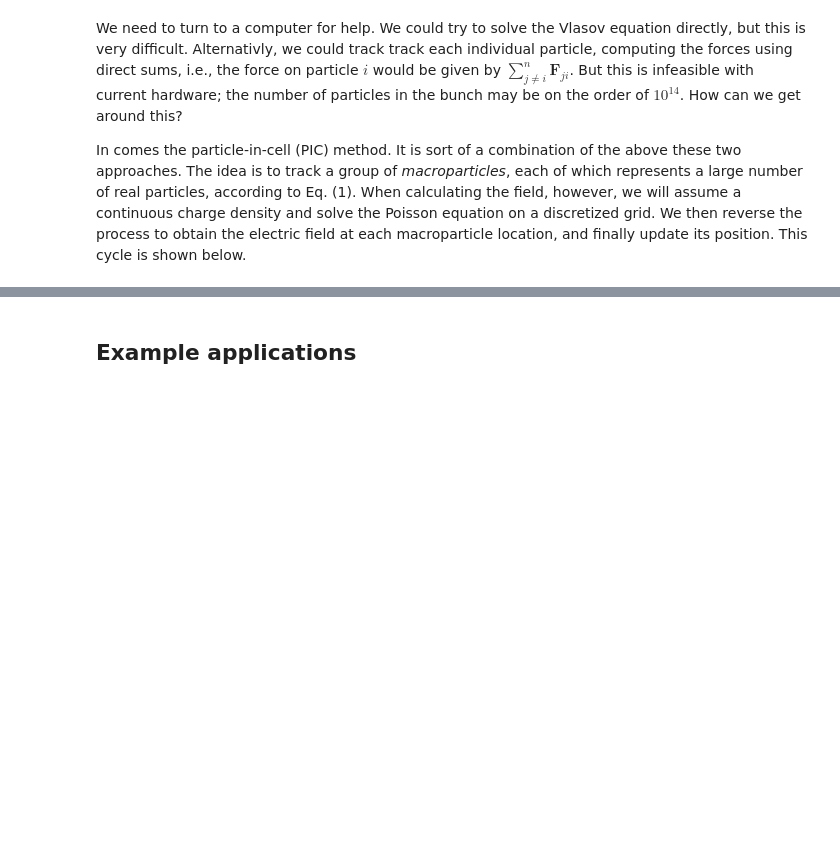
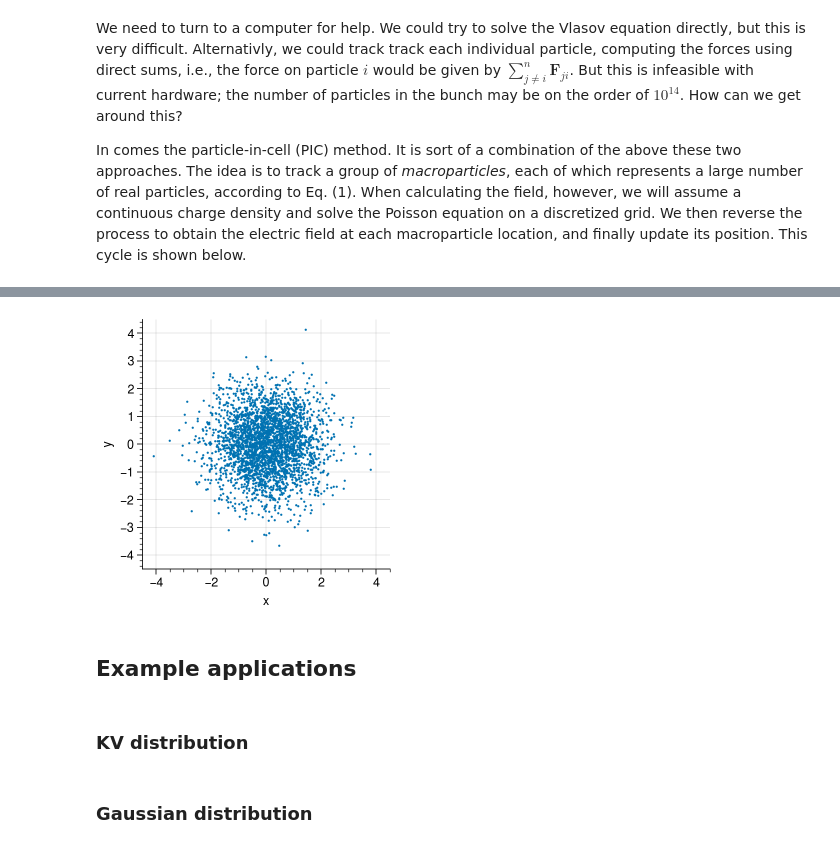
Before and after one commit to austin-hoover/blog_old, a Jupyter notebook: _notebooks/2021-02-15-PIC.ipynb, the cells around one changed output, grey strips where cells are left out. Saved outputs shown, nothing was run; the diff lists cells and outputs as text; code cells hidden in the pictures; blank space fills up the shorter version.

Commit message:
Begin implementing Grid and Bunch classes

```diff
--- a/_notebooks/2021-02-15-PIC.ipynb
+++ b/_notebooks/2021-02-15-PIC.ipynb
@@ -70,0 +136,11 @@ In the next sections I will discuss each of the
+# %%
+bunch = Bunch(nparts=100000)
+bunch.generate('gaussian')
+X_samp = bunch.sample(3000)
+
+fig, ax = plot.subplots(figsize=(3, 3))
+ax.scatter(X_samp[:, 0], X_samp[:, 2], s=1, zorder=2)
+ax.format(xlim=(-4.5, 4.5), ylim=(-4.5, 4.5), xlabel='x', ylabel='y')
+myplt.despine(ax);
+# %% [output]
+[figure, added]
@@ -71,2 +164,6 @@ In the next sections I will discuss each of the
 # %% [markdown]
 ## Example applications
+# %% [markdown]
+### KV distribution
+# %% [markdown]
+### Gaussian distribution
```
Also changed, not shown: parts of 12 cells of this notebook, 6 other files.
